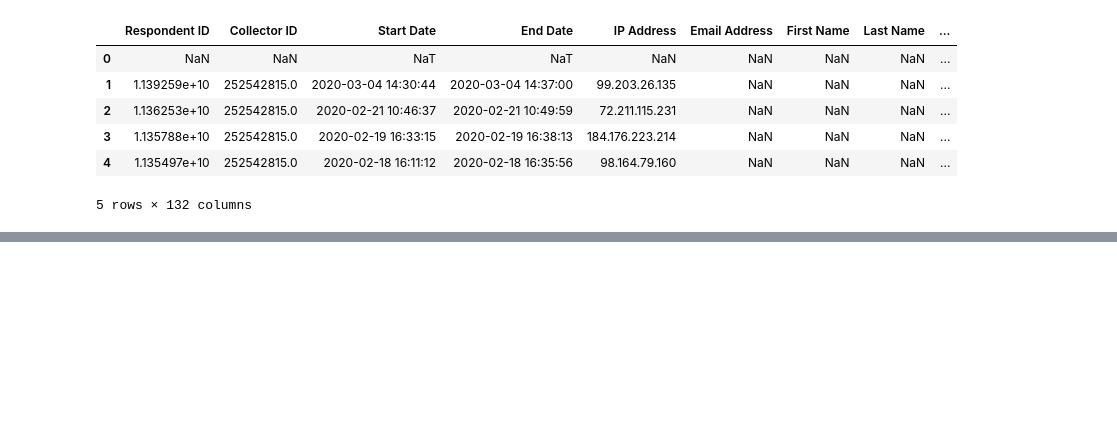
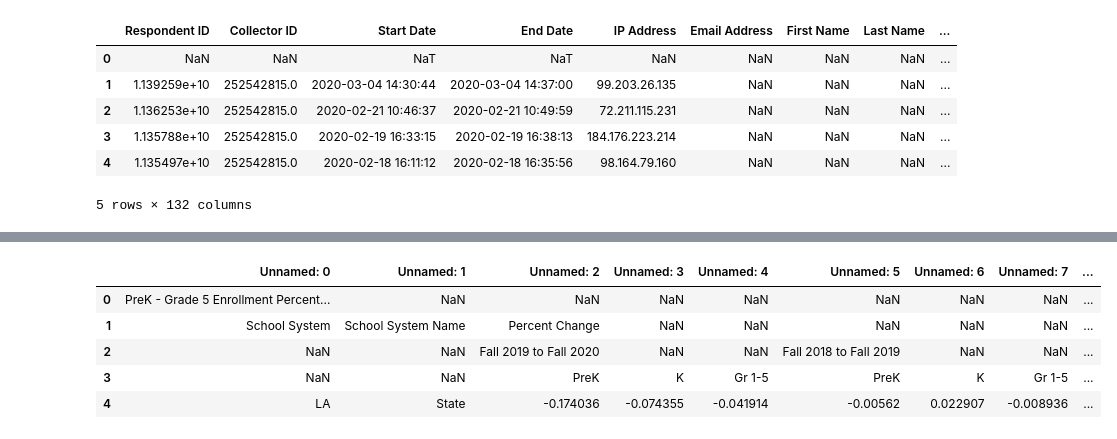
Before and after one commit to Sliceydog/ECH-in-NOLA.github.io, a Jupyter notebook: milestoneOne.ipynb, the cells around one changed output, grey strips where cells are left out. Saved outputs shown, nothing was run; the diff lists cells and outputs as text; code cells hidden in the pictures; blank space fills up the shorter version.

```diff
--- a/milestoneOne.ipynb
+++ b/milestoneOne.ipynb
@@ -68,0 +132,10 @@ incoming_reflection2020.head()
+# %%
+enrollmentDF = pd.read_excel("../notebooks/_data/pk-5enrollmentdata.xlsx")
+enrollmentDF.head()
+# %% [output]
+|  | Unnamed: 0 | Unnamed: 1 | Unnamed: 2 | Unnamed: 3 | Unnamed: 4 | Unnamed: 5 | Unnamed: 6 | Unnamed: 7 | ... |
+| 0 | PreK - Grade 5 Enrollment Percent... | NaN | NaN | NaN | NaN | NaN | NaN | NaN | ... |
+| 1 | School System | School System Name | Percent Change | NaN | NaN | NaN | NaN | NaN | ... |
+| 2 | NaN | NaN | Fall 2019 to Fall 2020 | NaN | NaN | Fall 2018 to Fall 2019 | NaN | NaN | ... |
+| 3 | NaN | NaN | PreK | K | Gr 1-5 | PreK | K | Gr 1-5 | ... |
+| 4 | LA | State | -0.174036 | -0.074355 | -0.041914 | -0.00562 | 0.022907 | -0.008936 | ... |
```
Also changed, not shown: parts of 16 cells of this notebook.
